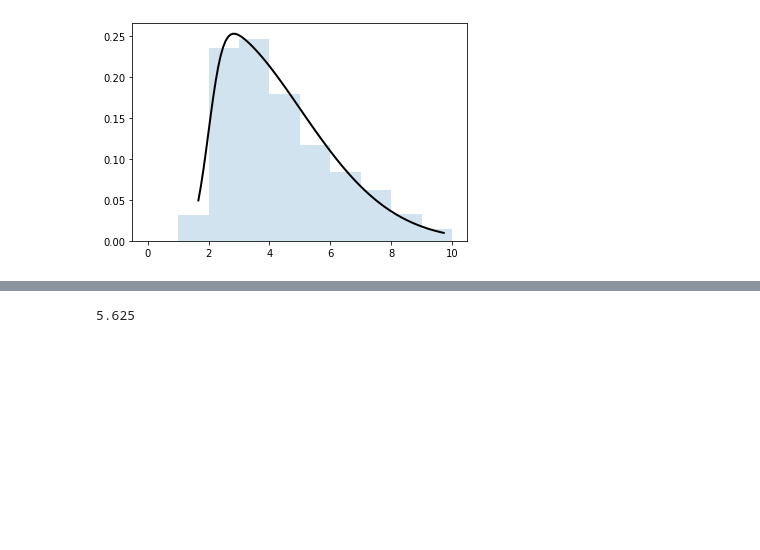
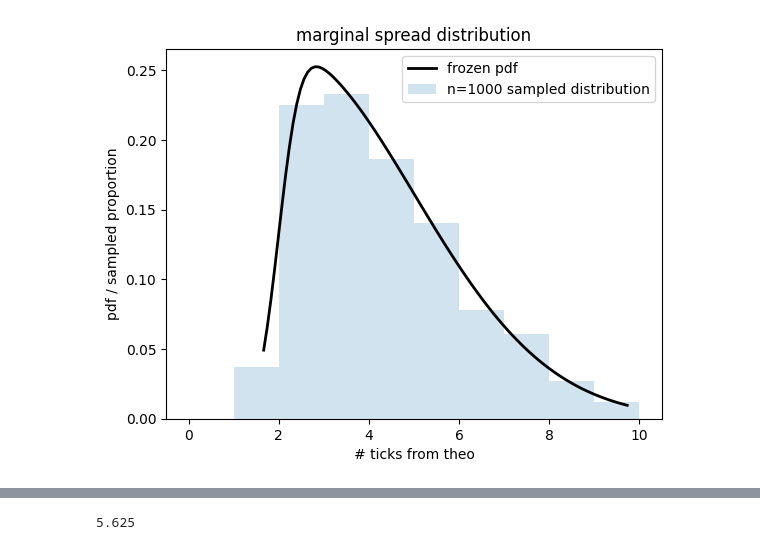
Before and after one commit to albertw-asf/marketSimulationIEOR174, a Jupyter notebook: testing_distributions.ipynb, the cells around one changed output, grey strips where cells are left out. Saved outputs shown, nothing was run; the diff lists cells and outputs as text; code cells hidden in the pictures; blank space fills up the shorter version.

```diff
--- a/testing_distributions.ipynb
+++ b/testing_distributions.ipynb
@@ -23,16 +27,20 @@ plt.show()
 # %%
 # spread distributions, in units of ticks from theo value
 a = 8
 rv = skewnorm(a, loc=2, scale=3)
 x = np.linspace(skewnorm.ppf(0.01, a, loc=2, scale=3), skewnorm.ppf(0.99, a, loc=2, scale=3), 100)
 
 plt.plot(x, rv.pdf(x), 'k-', lw=2, label='frozen pdf')
 
 r = skewnorm.rvs(a, loc=2, scale=3, size=1000)
-plt.hist(r, density=True, histtype='stepfilled', alpha=0.2, bins=[0, 1, 2, 3, 4, 5, 6, 7, 8, 9, 10])
+plt.hist(r, density=True, histtype='stepfilled', alpha=0.2, bins=[0, 1, 2, 3, 4, 5, 6, 7, 8, 9, 10], label="n=1000 sampled distribution")
+plt.title("marginal spread distribution")
+plt.xlabel("# ticks from theo")
+plt.ylabel("pdf / sampled proportion")
+plt.legend()
 plt.show()
 # %% [output]
-[figure, old version]
+[figure, new version]
 # %%
 # agent theo value
 # simply add gaussian noise
```
Also changed, not shown: parts of 3 cells of this notebook, 6 other files.
